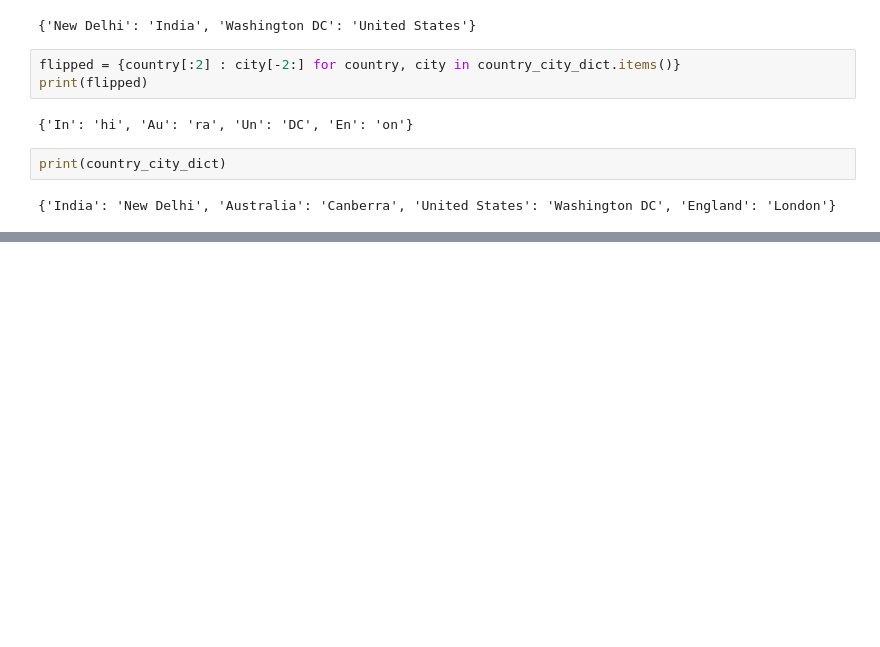
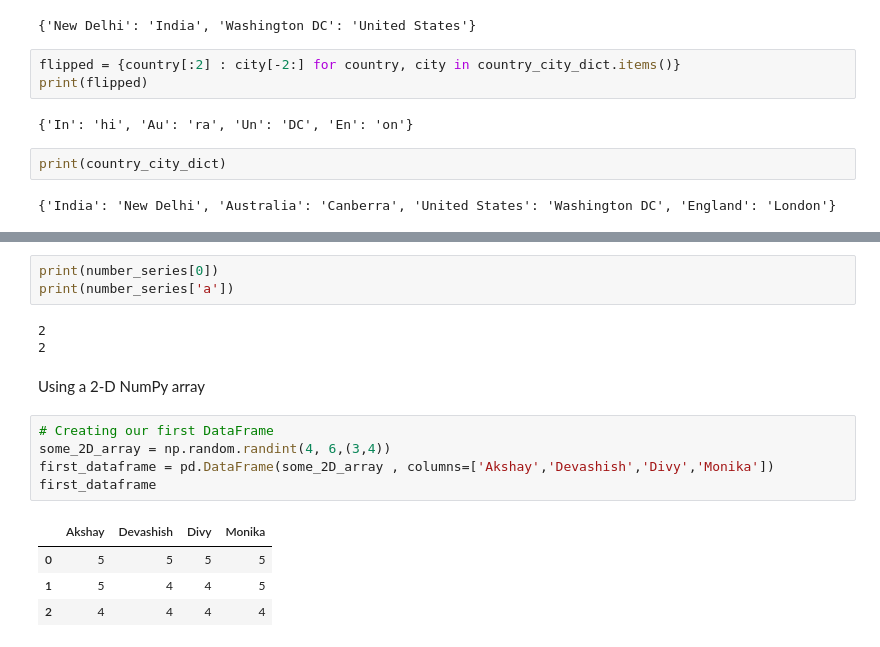
Before and after one commit to Rahul-2045/python-practice-, a Jupyter notebook: Copy_of_Untitled3.ipynb, the cells around one changed output, grey strips where cells are left out. Saved outputs shown, nothing was run; the diff lists cells and outputs as text; blank space fills up the shorter version.

```diff
--- a/Copy_of_Untitled3.ipynb
+++ b/Copy_of_Untitled3.ipynb
@@ -1482,0 +1544,18 @@ print(country_city_dict)
+# %%
+print(number_series[0])
+print(number_series['a'])
+# %% [output]
+2
+2
+# %% [markdown]
+Using a 2-D NumPy array
+# %%
+# Creating our first DataFrame
+some_2D_array = np.random.randint(4, 6,(3,4))
+first_dataframe = pd.DataFrame(some_2D_array , columns=['Akshay','Devashish','Divy','Monika'])
+first_dataframe
+# %% [output]
+|  | Akshay | Devashish | Divy | Monika |
+| 0 | 5 | 5 | 5 | 5 |
+| 1 | 5 | 4 | 4 | 5 |
+| 2 | 4 | 4 | 4 | 4 |
```
Also changed, not shown: parts of 31 cells of this notebook.
